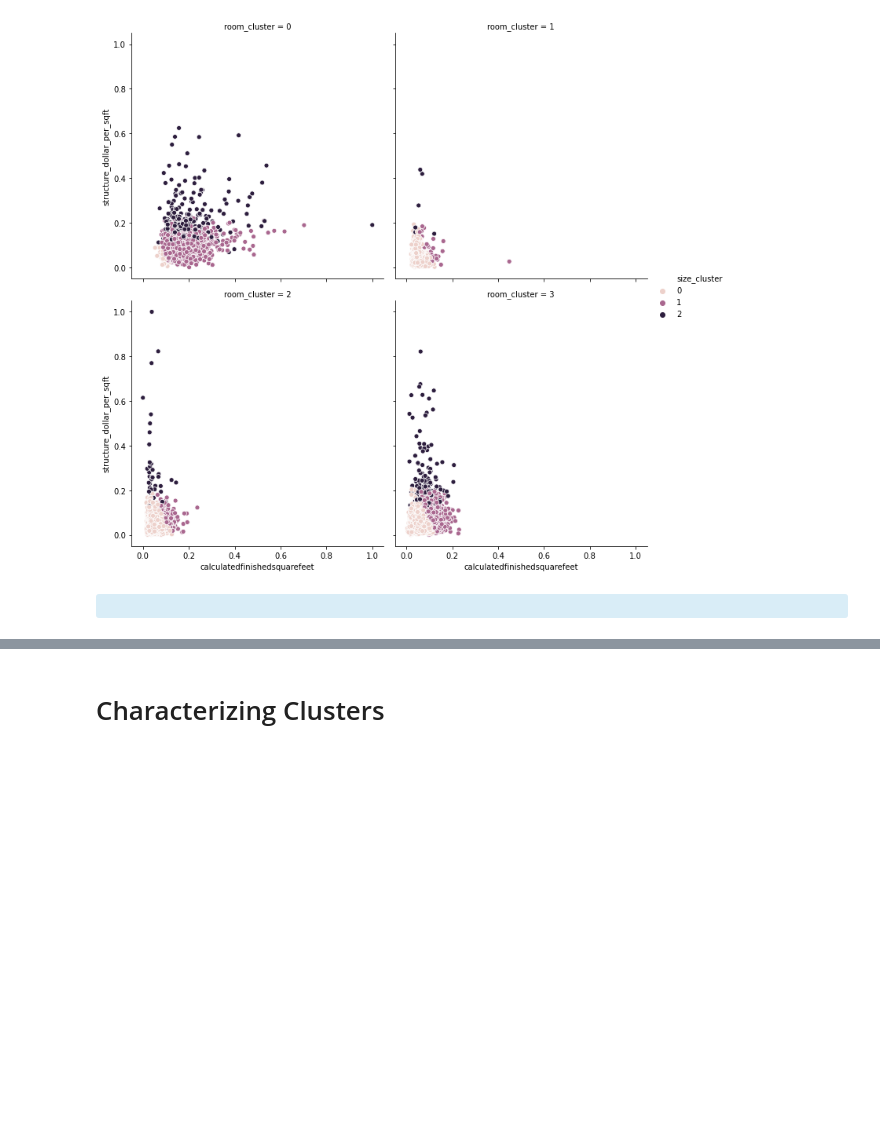
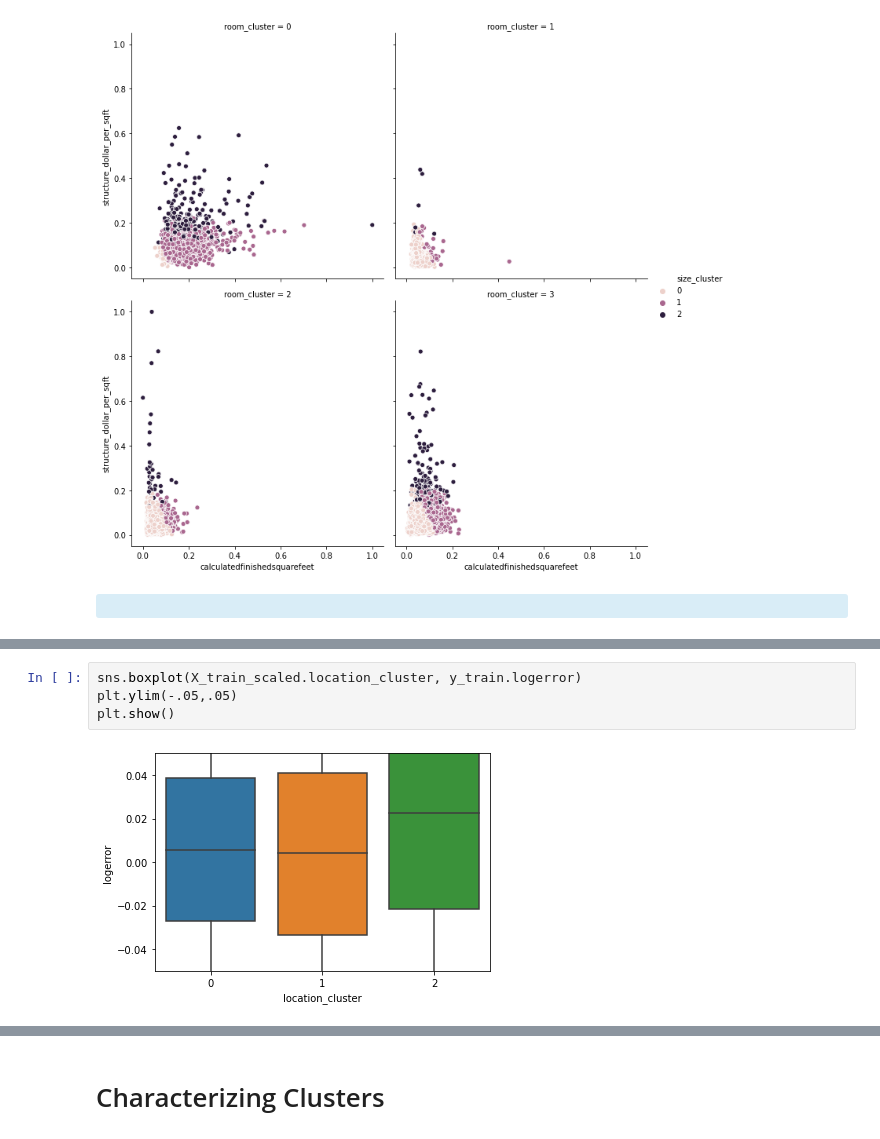
Before and after one commit to CSolitaire/zillow_cluster_project, a Jupyter notebook: mvp.ipynb, the cells around one changed output, grey strips where cells are left out. Cells and saved outputs as stored; diff of their text form; blank space fills up the shorter version.

```diff
--- a/mvp.ipynb
+++ b/mvp.ipynb
@@ -296,0 +369,6 @@ plt.show()
+# %%
+sns.boxplot(X_train_scaled.location_cluster, y_train.logerror)
+plt.ylim(-.05,.05)
+plt.show()
+# %% [output]
+[figure, added]
```
Also changed, not shown: parts of 45 cells of this notebook.
